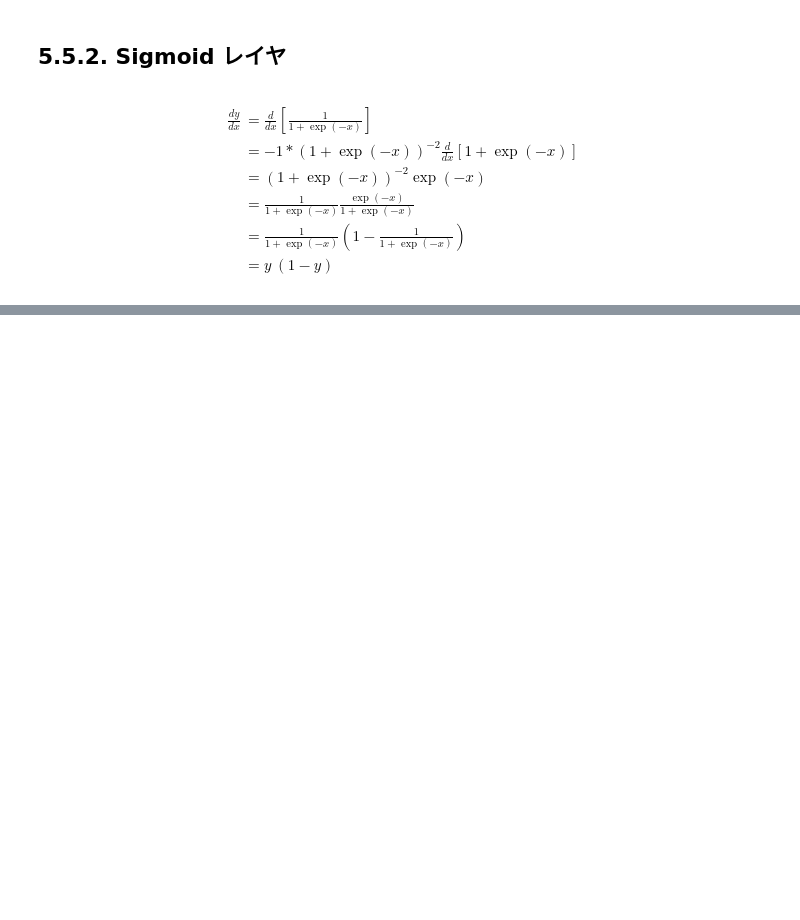
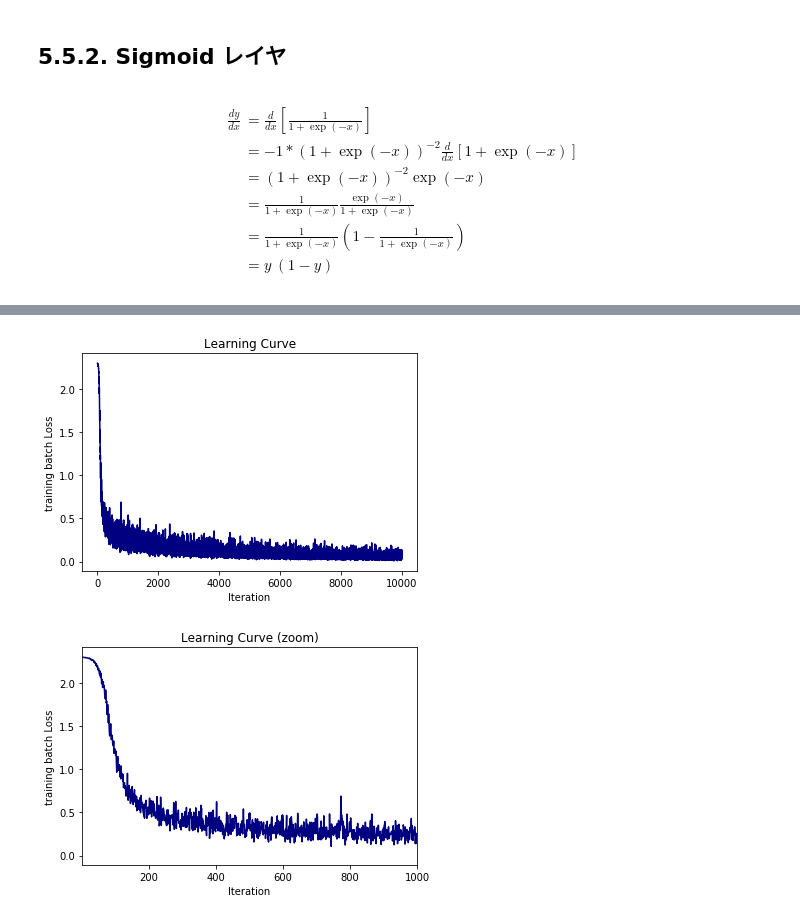
Before and after one commit to Rui-Ue/Deep-Learning-from-scratch, a Jupyter notebook: chapter_5/note_and_source.ipynb, the cells around one changed output, grey strips where cells are left out. Saved outputs shown, nothing was run; the diff lists cells and outputs as text; code cells hidden in the pictures; blank space fills up the shorter version.

```diff
--- a/chapter_5/note_and_source.ipynb
+++ b/chapter_5/note_and_source.ipynb
@@ -440,0 +1586,19 @@ class Sigmoid:
+# %%
+# MNIST を一部使って gradient check
+
+(x_train, t_train), (_, __) = load_mnist(normalize=True, one_hot_label=True)
+x_batch = x_train[:3, ]
+t_batch = t_train[:3, ]
+print(x_batch.shape, t_batch.shape)
+
+network = TwoLayerNet(input_size=784, hidden_size=50, output_size=10)
+
+grad_backprop = network.gradient(x_batch, t_batch)
+grad_numerical = network.numerical_gradient(x_batch, t_batch)
+
+# 各パラメータ値の差を MAE 的な感じで測る．
+for key in grad_backprop.keys():
+    diff = np.average(np.abs(grad_backprop[key] - grad_numerical[key]))
+    print(key + "：" + str(diff))
+
+# 十分小さい． backward propagation を正しく導出・実装できていることを確認できた．
@@ -440,0 +1706,18 @@ class Sigmoid:
+# %%
+# ↑のSGD での train loss の推移を描画
+
+plt.plot(range(1, iters_num+1), train_loss_list, "-", color="navy")
+plt.xlabel("Iteration")
+plt.ylabel("training batch Loss")
+plt.title("Learning Curve")
+plt.show()
+
+plt.plot(range(1, iters_num+1), train_loss_list, "-", color="navy")
+plt.xlabel("Iteration")
+plt.ylabel("training batch Loss")
+plt.title("Learning Curve (zoom)")
+plt.xlim(1, 1000)
+plt.show()
+# %% [output]
+[figure, added]
+[figure, added]
```
Also changed, not shown: parts of 52 cells of this notebook, 2 other files.
